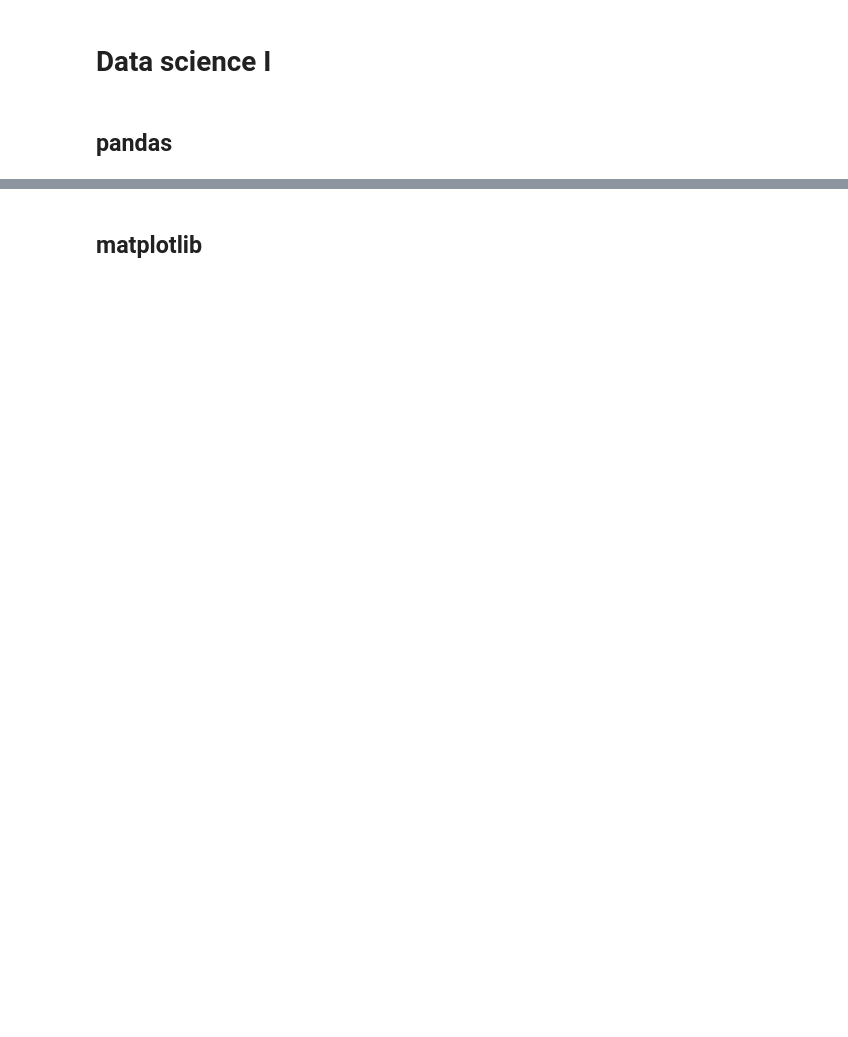
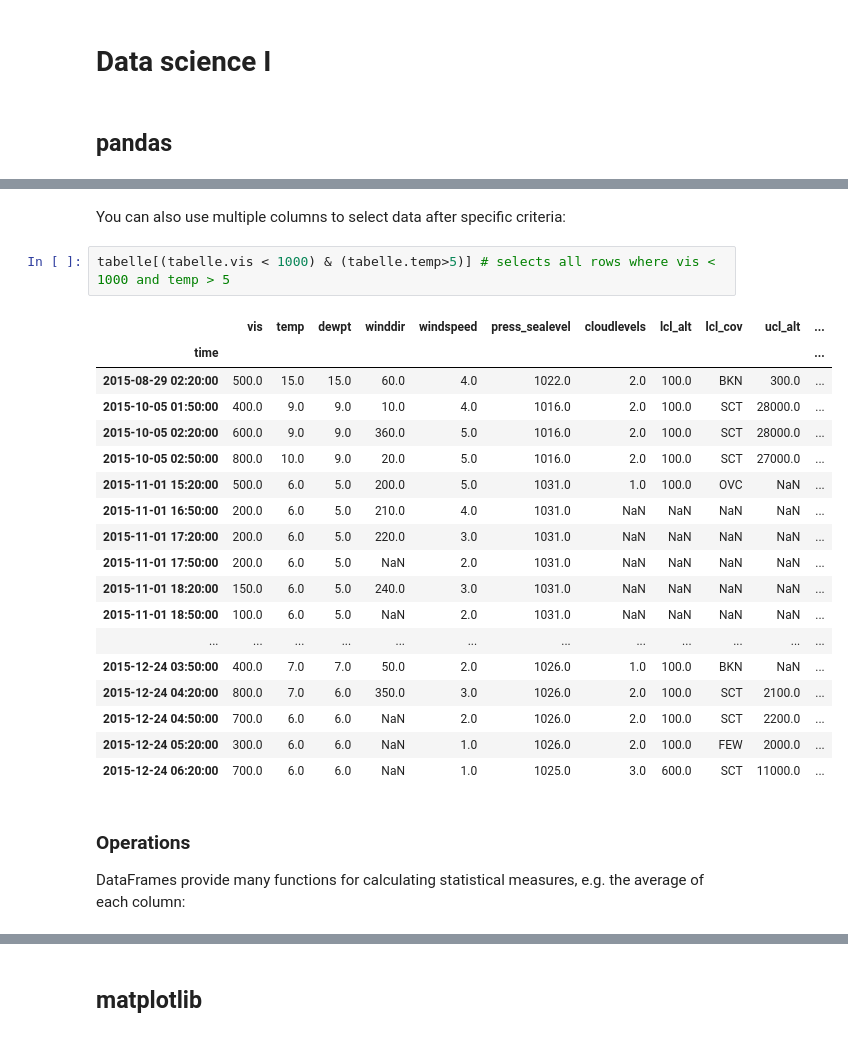
Before and after one commit to python-kurs/sommersemester_2019, a Jupyter notebook: content/units/S01E04.ipynb, the cells around one changed output, grey strips where cells are left out. Cells and saved outputs as stored; diff of their text form; blank space fills up the shorter version.

```diff
--- a/content/units/S01E04.ipynb
+++ b/content/units/S01E04.ipynb
@@ -32,0 +209,27 @@ tabelle.plot.scatter(x="windspeed",y="press_sealevel",figsize=(10,6),fontsize=12
+# %% [markdown]
+You can also use multiple columns to select data after specific criteria:
+# %%
+tabelle[(tabelle.vis < 1000) & (tabelle.temp>5)] # selects all rows where vis < 1000 and temp > 5
+# %% [output]
+|  | vis | temp | dewpt | winddir | windspeed | press_sealevel | cloudlevels | lcl_alt | lcl_cov | ucl_alt | ... |
+| time |  |  |  |  |  |  |  |  |  |  | ... |
+| 2015-08-29 02:20:00 | 500.0 | 15.0 | 15.0 | 60.0 | 4.0 | 1022.0 | 2.0 | 100.0 | BKN | 300.0 | ... |
+| 2015-10-05 01:50:00 | 400.0 | 9.0 | 9.0 | 10.0 | 4.0 | 1016.0 | 2.0 | 100.0 | SCT | 28000.0 | ... |
+| 2015-10-05 02:20:00 | 600.0 | 9.0 | 9.0 | 360.0 | 5.0 | 1016.0 | 2.0 | 100.0 | SCT | 28000.0 | ... |
+| 2015-10-05 02:50:00 | 800.0 | 10.0 | 9.0 | 20.0 | 5.0 | 1016.0 | 2.0 | 100.0 | SCT | 27000.0 | ... |
+| 2015-11-01 15:20:00 | 500.0 | 6.0 | 5.0 | 200.0 | 5.0 | 1031.0 | 1.0 | 100.0 | OVC | NaN | ... |
+| 2015-11-01 16:50:00 | 200.0 | 6.0 | 5.0 | 210.0 | 4.0 | 1031.0 | NaN | NaN | NaN | NaN | ... |
+| 2015-11-01 17:20:00 | 200.0 | 6.0 | 5.0 | 220.0 | 3.0 | 1031.0 | NaN | NaN | NaN | NaN | ... |
+| 2015-11-01 17:50:00 | 200.0 | 6.0 | 5.0 | NaN | 2.0 | 1031.0 | NaN | NaN | NaN | NaN | ... |
+| 2015-11-01 18:20:00 | 150.0 | 6.0 | 5.0 | 240.0 | 3.0 | 1031.0 | NaN | NaN | NaN | NaN | ... |
+| 2015-11-01 18:50:00 | 100.0 | 6.0 | 5.0 | NaN | 2.0 | 1031.0 | NaN | NaN | NaN | NaN | ... |
+| ... | ... | ... | ... | ... | ... | ... | ... | ... | ... | ... | ... |
+| 2015-12-24 03:50:00 | 400.0 | 7.0 | 7.0 | 50.0 | 2.0 | 1026.0 | 1.0 | 100.0 | BKN | NaN | ... |
+| 2015-12-24 04:20:00 | 800.0 | 7.0 | 6.0 | 350.0 | 3.0 | 1026.0 | 2.0 | 100.0 | SCT | 2100.0 | ... |
+| 2015-12-24 04:50:00 | 700.0 | 6.0 | 6.0 | NaN | 2.0 | 1026.0 | 2.0 | 100.0 | SCT | 2200.0 | ... |
+| 2015-12-24 05:20:00 | 300.0 | 6.0 | 6.0 | NaN | 1.0 | 1026.0 | 2.0 | 100.0 | FEW | 2000.0 | ... |
+| 2015-12-24 06:20:00 | 700.0 | 6.0 | 6.0 | NaN | 1.0 | 1025.0 | 3.0 | 600.0 | SCT | 11000.0 | ... |
+# %% [markdown]
+### Operations
+
+DataFrames provide many functions for calculating statistical measures, e.g. the average of each column:
```
Also changed, not shown: parts of 44 cells of this notebook, 1 other file.
